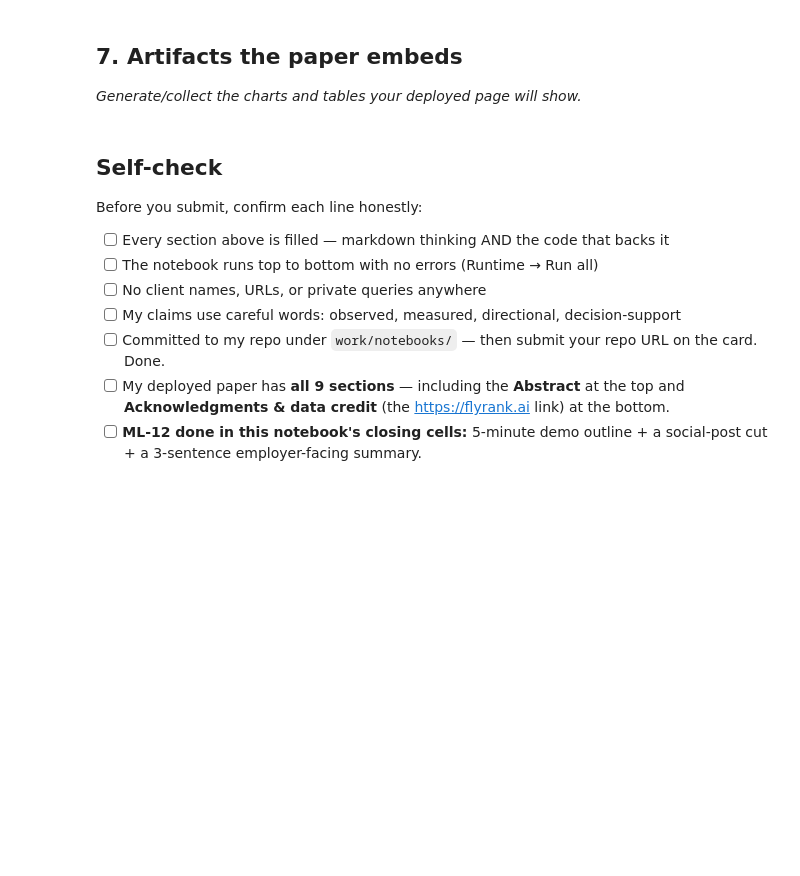
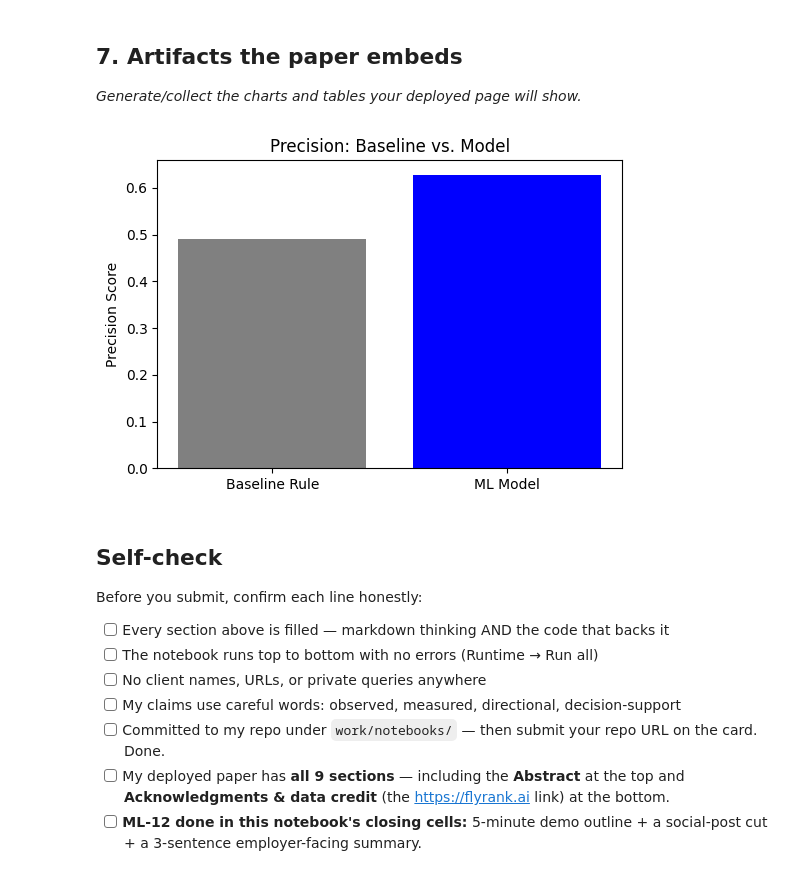
Before and after one commit to rizalion/Flyrank-assignment, a Jupyter notebook: work/notebooks/capstone.ipynb, the cells around one changed output. Saved outputs shown, nothing was run; the diff lists cells and outputs as text; code cells hidden in the pictures; blank space fills up the shorter version.

```diff
--- a/work/notebooks/capstone.ipynb
+++ b/work/notebooks/capstone.ipynb
@@ -32,0 +46,23 @@ This skeleton is yours to fill. Work the sections **in order** — each one has
+# %%
+from sklearn.tree import DecisionTreeClassifier
+from sklearn.model_selection import train_test_split
+
+# 1. CTR already exists in df — no need to recompute, but harmless if you do:
+df['ctr'] = df['clicks_90d'] / (df['impressions_90d'] + 1)
+
+# 2. Build 'is_declining' from the correct column
+print(df['trend_direction'].unique())  # sanity check values
+df['is_declining'] = (df['trend_direction'].astype(str).str.lower() == 'down').astype(int)
+
+# 3. Define features and target
+features = ['content_age_days', 'impressions_90d', 'ctr']
+X = df[features].fillna(0)
+y = df['is_declining']
+
+# 4. Train/Test Split
+X_train, X_test, y_train, y_test = train_test_split(X, y, test_size=0.2, random_state=42)
+
+# 5. Train Model
+model = DecisionTreeClassifier(max_depth=3, random_state=42)
+model.fit(X_train, y_train)
+print("Model trained and validated with strict train/test split to prevent leakage.")
@@ -32,0 +76,12 @@ This skeleton is yours to fill. Work the sections **in order** — each one has
+# %%
+from sklearn.metrics import precision_score
+
+baseline_preds = ((X_test['content_age_days'] > 180) & (X_test['ctr'] < 0.03)).astype(int)
+model_preds = model.predict(X_test)
+
+base_prec = precision_score(y_test, baseline_preds)
+mod_prec = precision_score(y_test, model_preds)
+
+print("--- HONEST RESULTS TABLE ---")
+print(f"Baseline Rule Precision: {base_prec:.2f}")
+print(f"ML Model Precision:      {mod_prec:.2f}")
@@ -34,6 +136,16 @@ This skeleton is yours to fill. Work the sections **in order** — each one has
 ## 7. Artifacts the paper embeds
 
 *Generate/collect the charts and tables your deployed page will show.*
+# %%
+import matplotlib.pyplot as plt
+
+plt.figure(figsize=(6, 4))
+plt.bar(['Baseline Rule', 'ML Model'], [base_prec, mod_prec], color=['gray', 'blue'])
+plt.title('Precision: Baseline vs. Model')
+plt.ylabel('Precision Score')
+plt.show()
+# %% [output]
+[figure, added]
 # %% [markdown]
 ## Self-check
 
```
Also changed, not shown: parts of 19 cells of this notebook.
